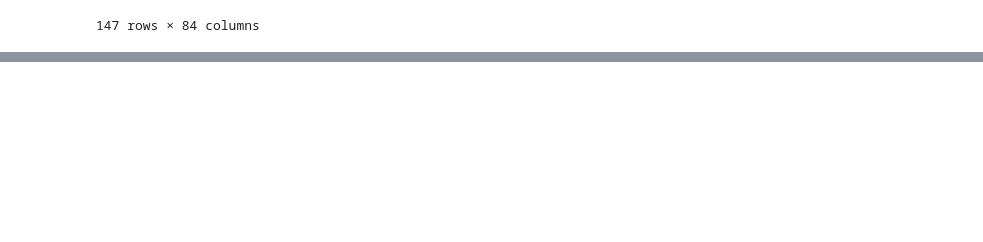
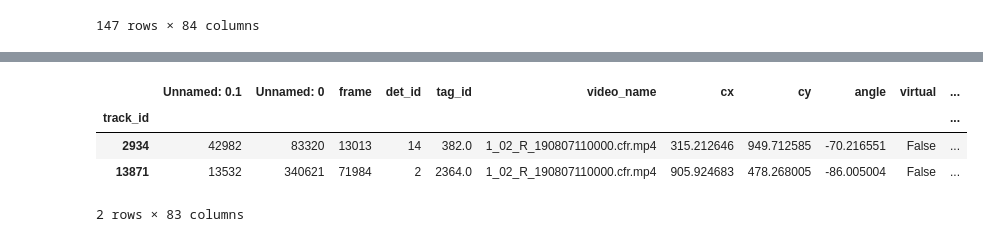
Before and after one commit to lablluberes/beeClassificationMethods, a Jupyter notebook: month_data/Graphing.ipynb, the cells around one changed output, grey strips where cells are left out. Drawn from its saved outputs; the diff is of its cells as text; code cells hidden in the pictures; blank space fills up the shorter version.

```diff
--- a/month_data/Graphing.ipynb
+++ b/month_data/Graphing.ipynb
@@ -56,0 +137,9 @@ plt.savefig(
+# %%
+thresholds = vdf[vdf['track_shape'] == 'inside_ramp'].groupby('track_id').last()
+thresholds
+# %% [output]
+|  | Unnamed: 0.1 | Unnamed: 0 | frame | det_id | tag_id | video_name | cx | cy | angle | virtual | ... |
+| track_id |  |  |  |  |  |  |  |  |  |  | ... |
+| 2934 | 42982 | 83320 | 13013 | 14 | 382.0 | 1_02_R_190807110000.cfr.mp4 | 315.212646 | 949.712585 | -70.216551 | False | ... |
+| 13871 | 13532 | 340621 | 71984 | 2 | 2364.0 | 1_02_R_190807110000.cfr.mp4 | 905.924683 | 478.268005 | -86.005004 | False | ... |
+2 rows × 83 columns
```
Also changed, not shown: parts of 15 cells of this notebook, 7 other files.
